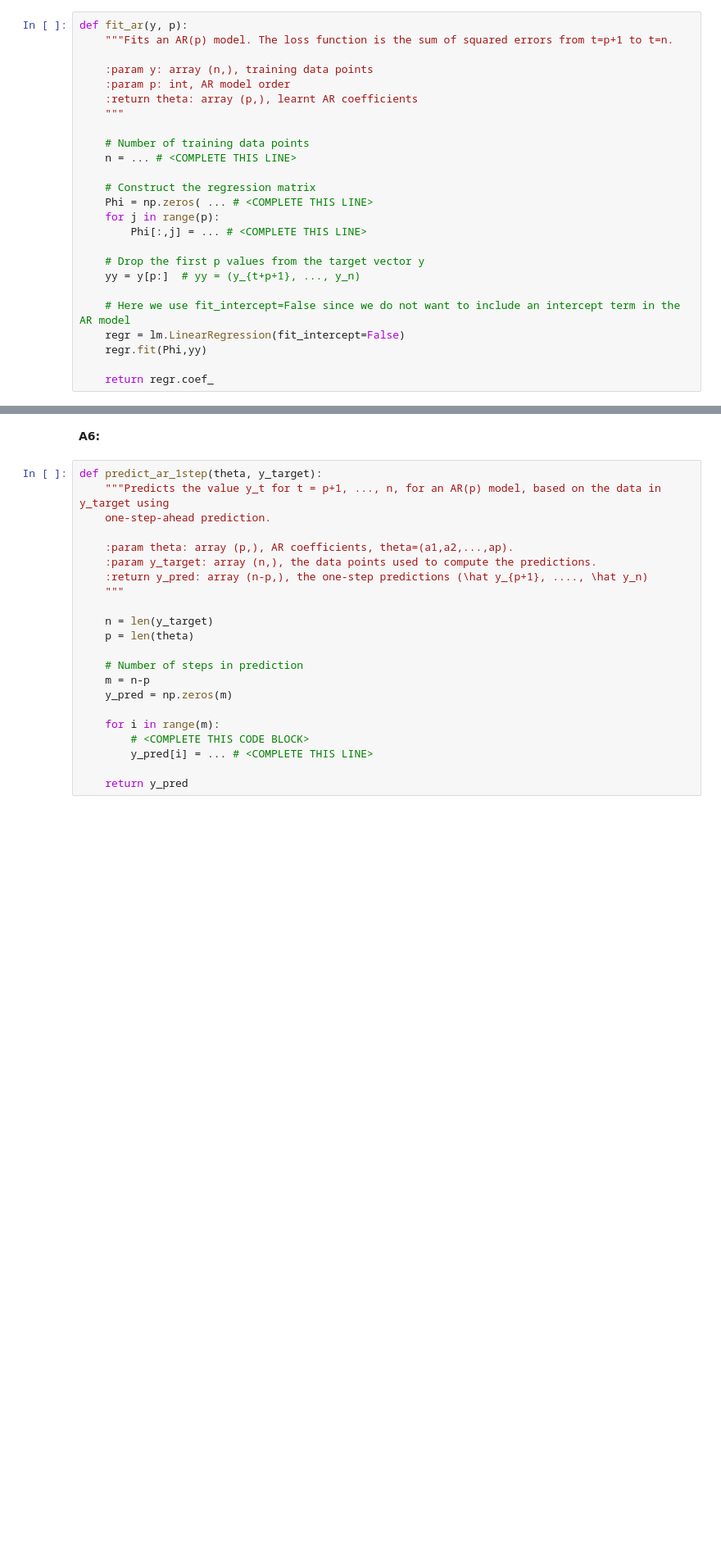
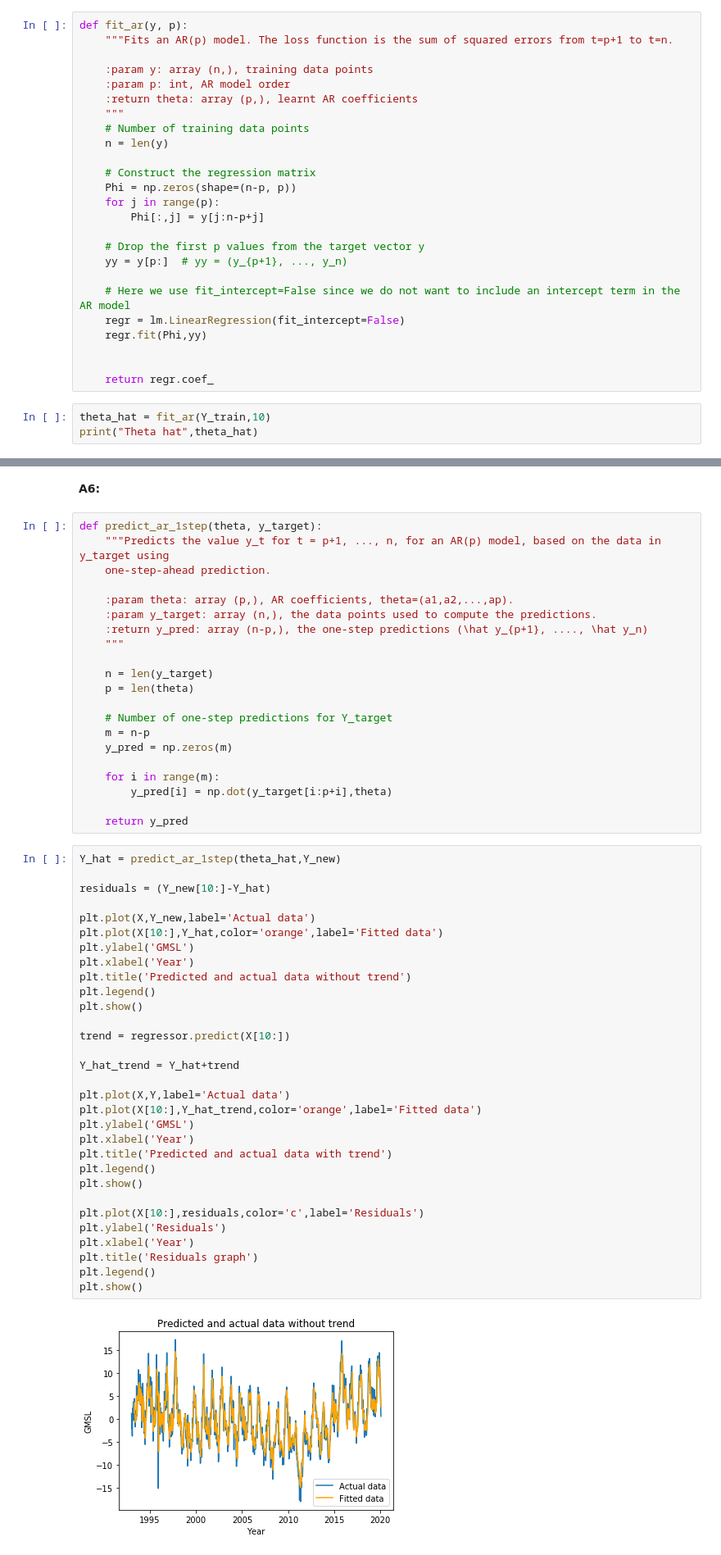
Before and after one commit to vyspi394/Time-Series-Sequence-Learning, a Jupyter notebook: tssl_lab1.ipynb, the cells around one changed output, grey strips where cells are left out. Shown at 82% size. Saved outputs shown, nothing was run; the diff lists cells and outputs as text; blank space fills up the shorter version.

```diff
--- a/tssl_lab1.ipynb
+++ b/tssl_lab1.ipynb
@@ -67,20 +143,23 @@ def fit_ar(y, p):
     :param p: int, AR model order
     :return theta: array (p,), learnt AR coefficients
     """
-
     # Number of training data points
-    n = ... # <COMPLETE THIS LINE>
+    n = len(y)
 
     # Construct the regression matrix
-    Phi = np.zeros( ... # <COMPLETE THIS LINE>
+    Phi = np.zeros(shape=(n-p, p))
     for j in range(p):
-        Phi[:,j] = ... # <COMPLETE THIS LINE>
+        Phi[:,j] = y[j:n-p+j]
 
     # Drop the first p values from the target vector y
-    yy = y[p:]  # yy = (y_{t+p+1}, ..., y_n)
+    yy = y[p:]  # yy = (y_{p+1}, ..., y_n)
 
     # Here we use fit_intercept=False since we do not want to include an intercept term in the AR model
     regr = lm.LinearRegression(fit_intercept=False)
     regr.fit(Phi,yy)
 
+
     return regr.coef_
+# %%
+theta_hat = fit_ar(Y_train,10)
+print("Theta hat",theta_hat)
@@ -103,12 +185,44 @@ def predict_ar_1step(theta, y_target):
     n = len(y_target)
     p = len(theta)
 
-    # Number of steps in prediction
+    # Number of one-step predictions for Y_target
     m = n-p
     y_pred = np.zeros(m)
 
     for i in range(m):
-        # <COMPLETE THIS CODE BLOCK>
-        y_pred[i] = ... # <COMPLETE THIS LINE>
+        y_pred[i] = np.dot(y_target[i:p+i],theta)
 
     return y_pred
+# %%
+Y_hat = predict_ar_1step(theta_hat,Y_new)
+
+residuals = (Y_new[10:]-Y_hat)
+
+plt.plot(X,Y_new,label='Actual data')
+plt.plot(X[10:],Y_hat,color='orange',label='Fitted data')
+plt.ylabel('GMSL')
+plt.xlabel('Year')
+plt.title('Predicted and actual data without trend')
+plt.legend()
+plt.show()
+
+trend = regressor.predict(X[10:])
+
+Y_hat_trend = Y_hat+trend
+
+plt.plot(X,Y,label='Actual data')
+plt.plot(X[10:],Y_hat_trend,color='orange',label='Fitted data')
+plt.ylabel('GMSL')
+plt.xlabel('Year')
+plt.title('Predicted and actual data with trend')
+plt.legend()
+plt.show()
+
+plt.plot(X[10:],residuals,color='c',label='Residuals')
+plt.ylabel('Residuals')
+plt.xlabel('Year')
+plt.title('Residuals graph')
+plt.legend()
+plt.show()
+# %% [output]
+[figure, added]
```
Also changed, not shown: parts of 33 cells of this notebook, 1 other file.
